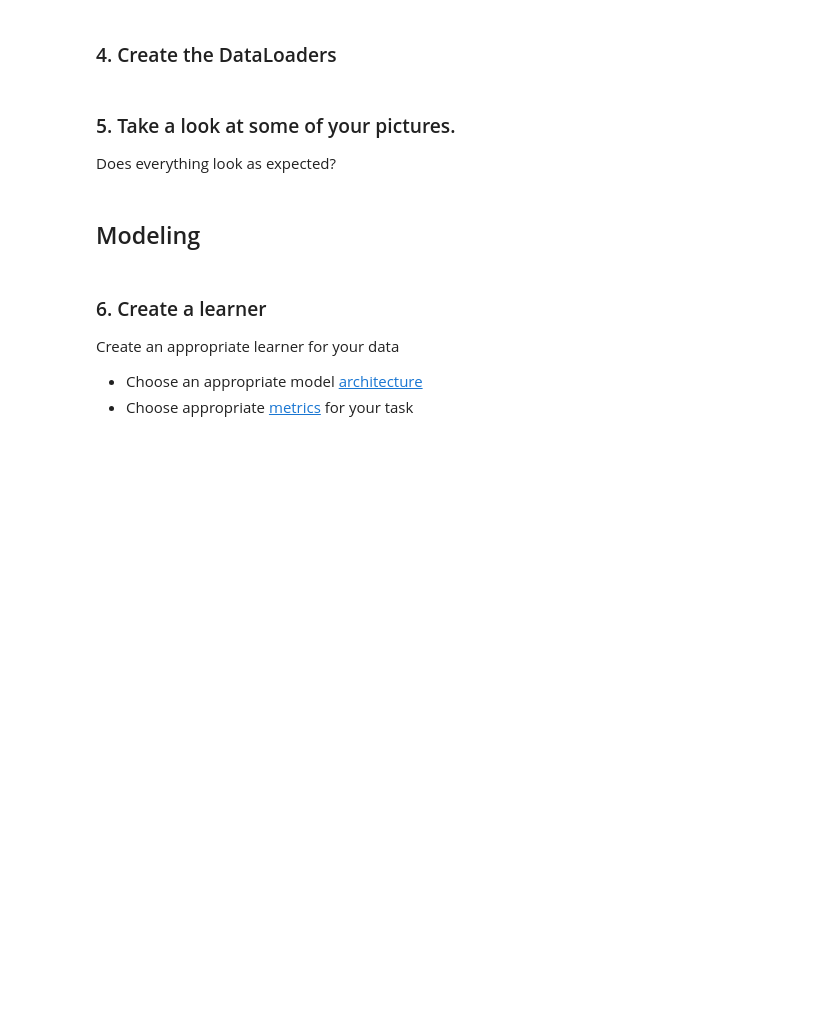
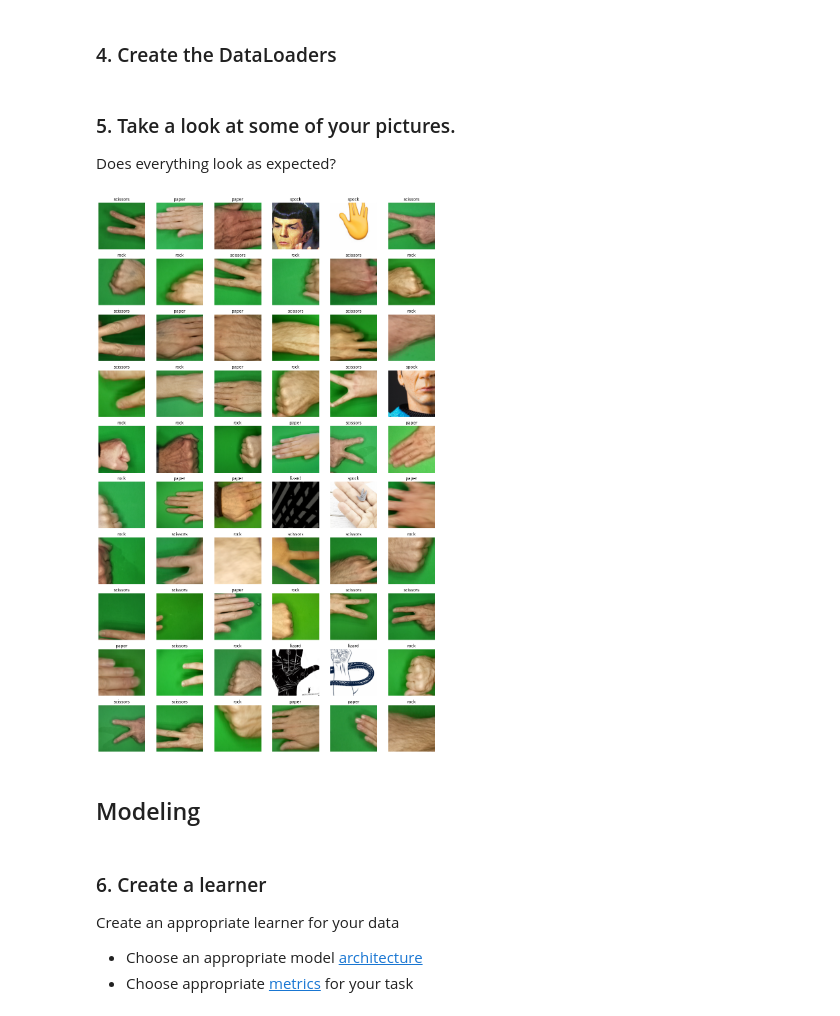
Before and after one commit to pds2021/a5-crown90, a Jupyter notebook: Assignment_5.ipynb, the cells around one changed output. Drawn from its saved outputs; the diff is of its cells as text; code cells hidden in the pictures; blank space fills up the shorter version.

```diff
--- a/Assignment_5.ipynb
+++ b/Assignment_5.ipynb
@@ -178,0 +207,5 @@ failed
+# %%
+# Get a list of all images available in the working directory
+current_working_dir = os.getcwd()
+images = get_image_files(current_working_dir)
+images
@@ -188,8 +233,8 @@ For this, you need to think of:
 
 Use `RandomResizedCrop` for `item_tfms`with an image size of 224 px, and the appropriate `aug_transforms` as `batch_tfms`.
 # %%
-# Write your code here
-bears = DataBlock(
+# In this step we create a DataBlock object and configure the pipe
+datablock_hands = DataBlock(
     blocks=(ImageBlock, CategoryBlock),
     get_items=get_image_files,
     splitter=RandomSplitter(valid_pct=0.2, seed=42),
@@ -204,9 +246,14 @@ dls = bears.dataloaders(path)
+# %%
+# Now its time to load images with our DataBlock
+dls = datablock_hands.dataloaders(current_working_dir)
 # %% [markdown]
 ### 5. Take a look at some of your pictures.
 Does everything look as expected?
 # %%
-# Write your code here
-dls.train.show_batch(max_n=4, nrows=1, unique=True)
+# Take a look around...
+dls.train.show_batch(max_n=60, nrows=10)
+# %% [output]
+[figure, added]
 # %% [markdown]
 ## Modeling
 # %% [markdown]
```
Also changed, not shown: parts of 34 cells of this notebook.
